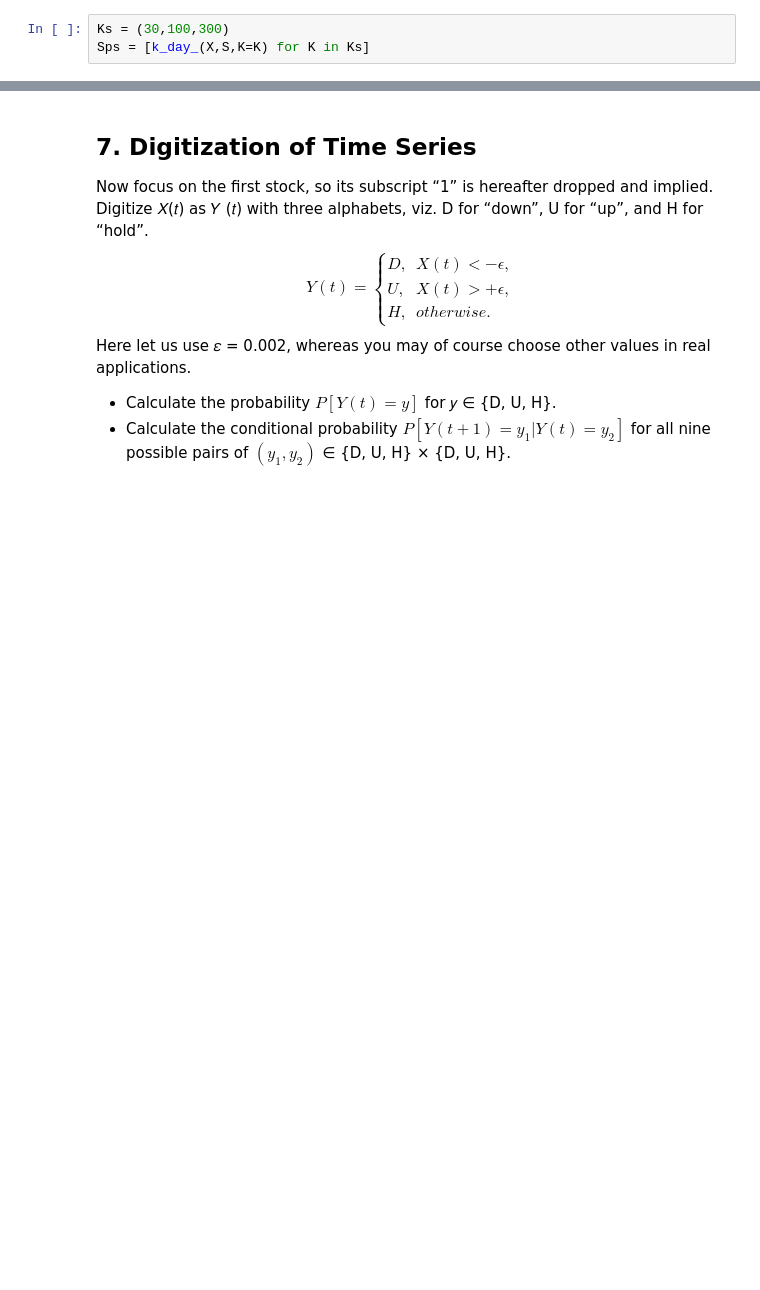
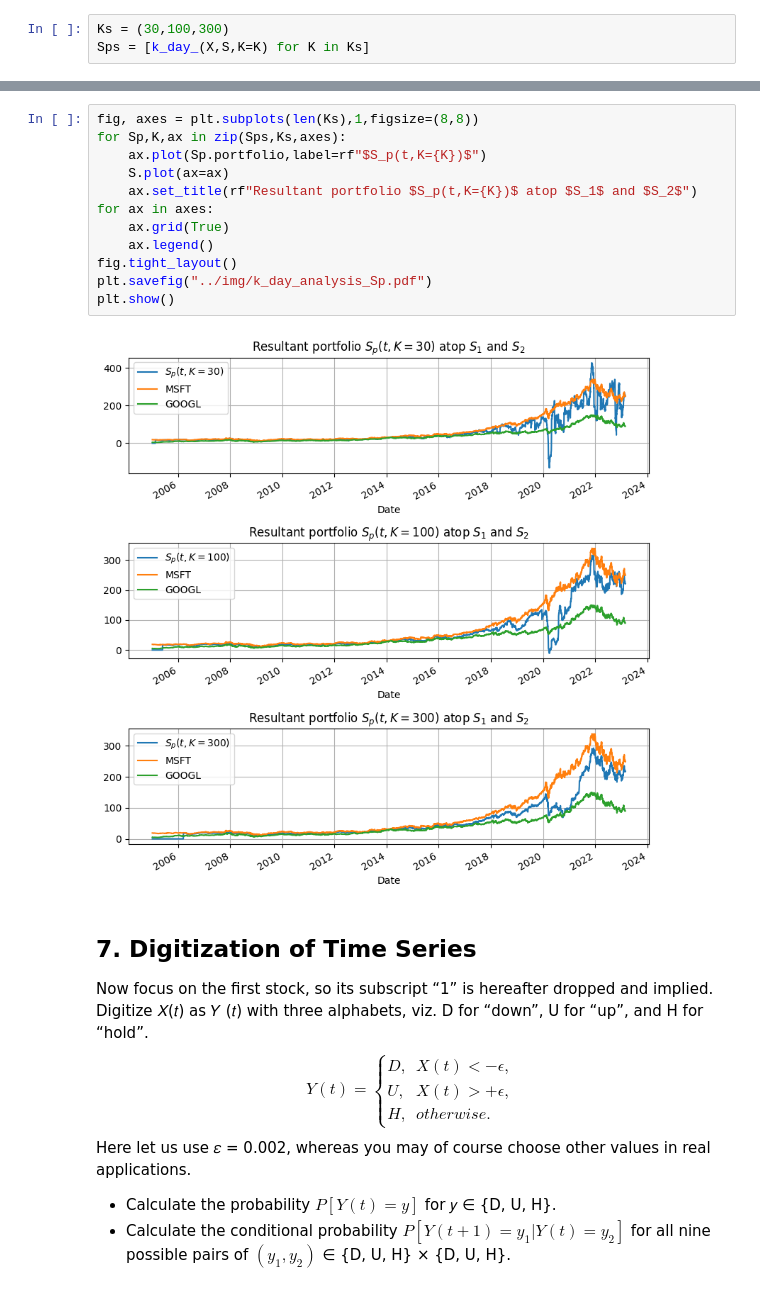
Before and after one commit to Algebra-FUN/MSDM5058, a Jupyter notebook: projects/I/code/main.ipynb, the cells around one changed output, grey strips where cells are left out. Drawn from its saved outputs; the diff is of its cells as text; blank space fills up the shorter version.

```diff
--- a/projects/I/code/main.ipynb
+++ b/projects/I/code/main.ipynb
@@ -455,3 +453,17 @@ plt.show()
+# %%
+fig, axes = plt.subplots(len(Ks),1,figsize=(8,8))
+for Sp,K,ax in zip(Sps,Ks,axes):
+    ax.plot(Sp.portfolio,label=rf"$S_p(t,K={K})$")
+    S.plot(ax=ax)
+    ax.set_title(rf"Resultant portfolio $S_p(t,K={K})$ atop $S_1$ and $S_2$")
+for ax in axes:
+    ax.grid(True)
+    ax.legend()
+fig.tight_layout()
+plt.savefig("../img/k_day_analysis_Sp.pdf")
+plt.show()
+# %% [output]
+[figure, added]
 # %% [markdown]
 ## 7. Digitization of Time Series
 Now focus on the first stock, so its subscript “1” is hereafter dropped and
```
Also changed, not shown: parts of 5 cells of this notebook, 2 other files.
